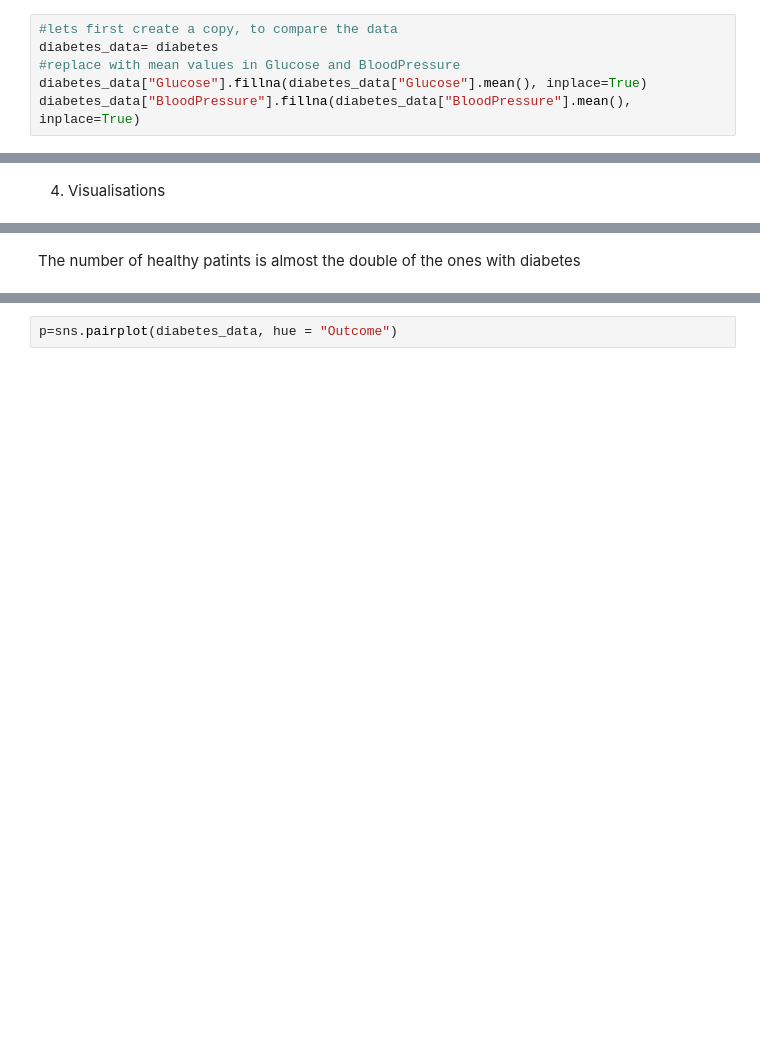
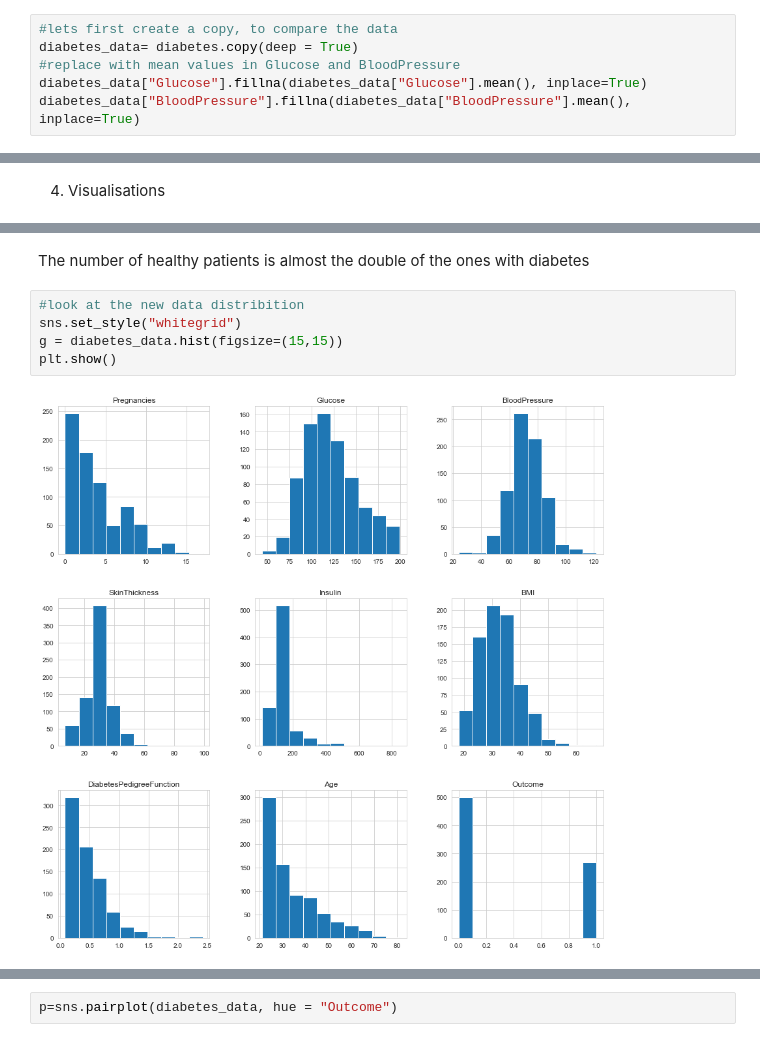
Before and after one commit to paulynamagana/Diabetes_Analysis, a Jupyter notebook: diabetes_analysis.ipynb, the cells around one changed output, grey strips where cells are left out. Saved outputs shown, nothing was run; the diff lists cells and outputs as text; blank space fills up the shorter version.

```diff
--- a/diabetes_analysis.ipynb
+++ b/diabetes_analysis.ipynb
@@ -134,7 +120,7 @@ plt.show()
 ## 3. Replacing missing values  <a class="anchor" id="replacing"></a>
 # %%
 #lets first create a copy, to compare the data
-diabetes_data= diabetes
+diabetes_data= diabetes.copy(deep = True)
 #replace with mean values in Glucose and BloodPressure
 diabetes_data["Glucose"].fillna(diabetes_data["Glucose"].mean(), inplace=True)
 diabetes_data["BloodPressure"].fillna(diabetes_data["BloodPressure"].mean(), inplace=True)
@@ -170,3 +159,10 @@ sns.countplot(y="Outcome", data=diabetes_data)
 [figure]
 # %% [markdown]
-The number of healthy patints is almost the double of the ones with diabetes
+The number of healthy patients is almost the double of the ones with diabetes
+# %%
+#look at the new data distribition
+sns.set_style("whitegrid")
+g = diabetes_data.hist(figsize=(15,15))
+plt.show()
+# %% [output]
+[figure, added]
```
Also changed, not shown: parts of 29 cells of this notebook.
